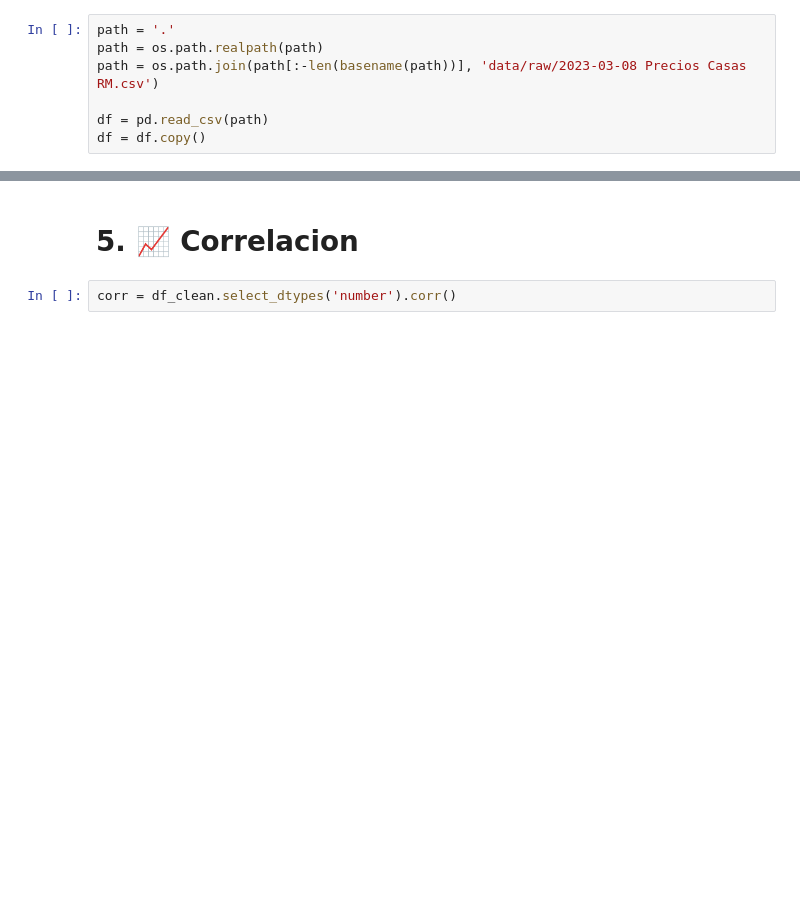
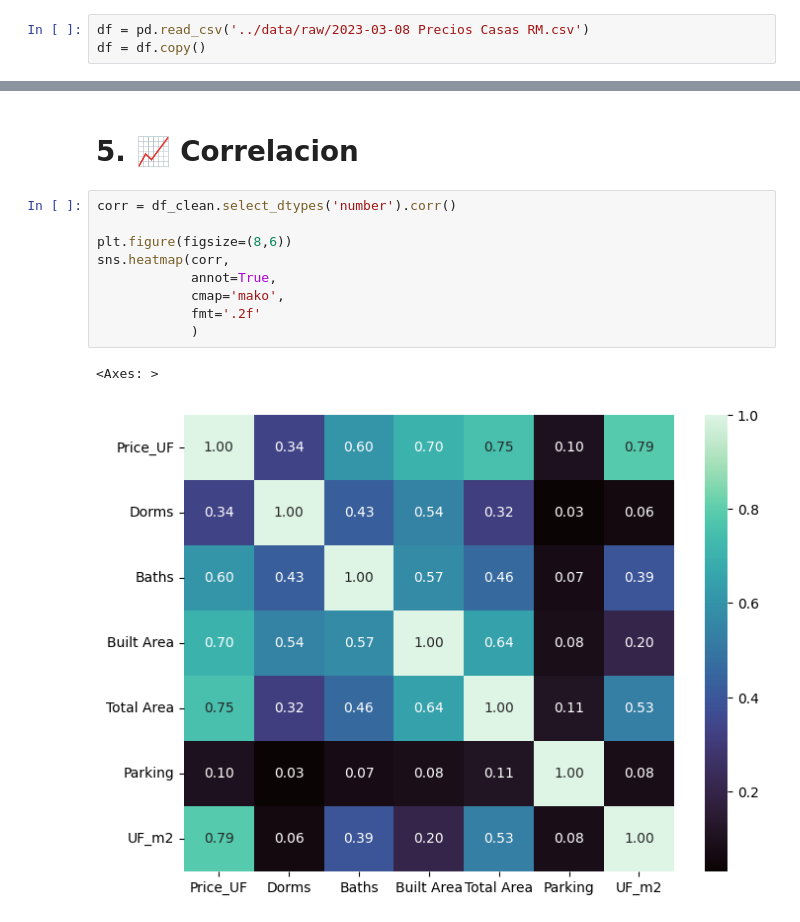
Before and after one commit to FMaulen/propiedades-chile, a Jupyter notebook: notebooks/clean.ipynb, the cells around one changed output, grey strips where cells are left out. Cells and saved outputs as stored; diff of their text form; blank space fills up the shorter version.

```diff
--- a/notebooks/clean.ipynb
+++ b/notebooks/clean.ipynb
@@ -10,11 +10,7 @@ from os.path import basename
 # %% [markdown]
 # 2. 📊 Cargar csv/df
 # %%
-path = '.'
-path = os.path.realpath(path)
-path = os.path.join(path[:-len(basename(path))], 'data/raw/2023-03-08 Precios Casas RM.csv')
-
-df = pd.read_csv(path)
+df = pd.read_csv('../data/raw/2023-03-08 Precios Casas RM.csv')
 df = df.copy()
 # %% [markdown]
 # 3. 🔬 EDA
@@ -189,3 +185,13 @@ df_clean.head()
 # 5. 📈 Correlacion
 # %%
 corr = df_clean.select_dtypes('number').corr()
+
+plt.figure(figsize=(8,6))
+sns.heatmap(corr,
+            annot=True,
+            cmap='mako',
+            fmt='.2f'
+            )
+# %% [output]
+<Axes: >
+[figure, added]
```
Also changed, not shown: parts of 5 cells of this notebook, 2 other files.
